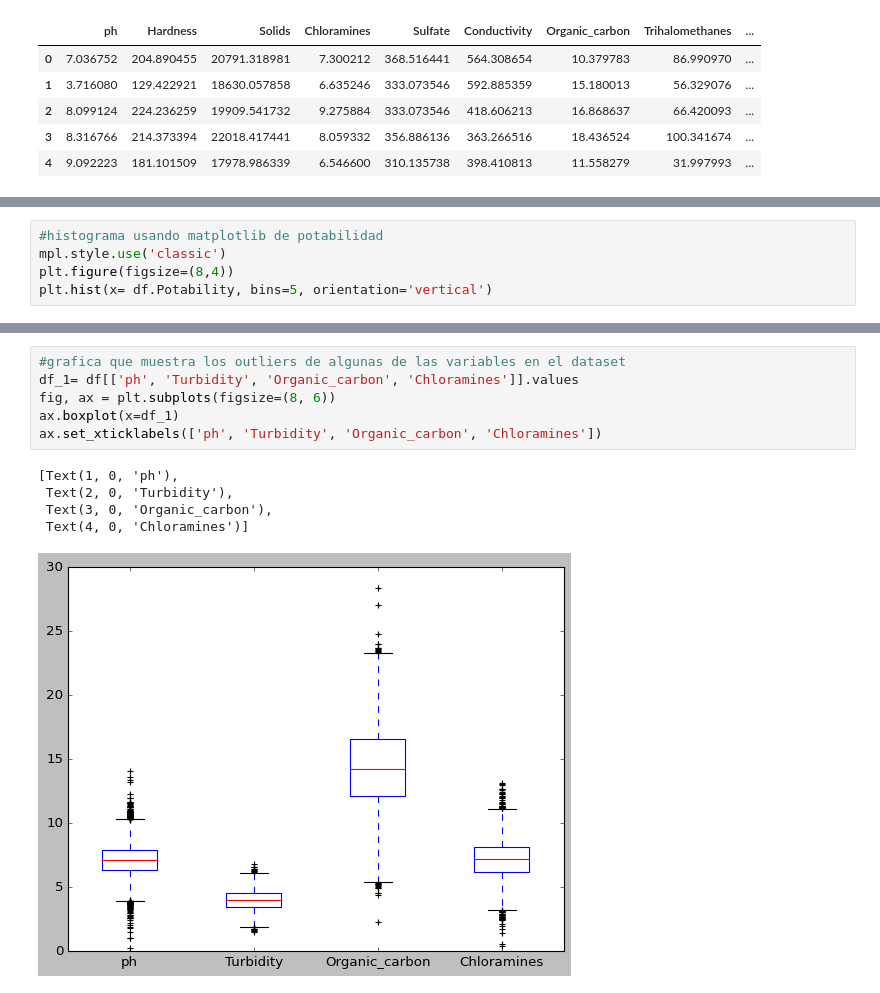
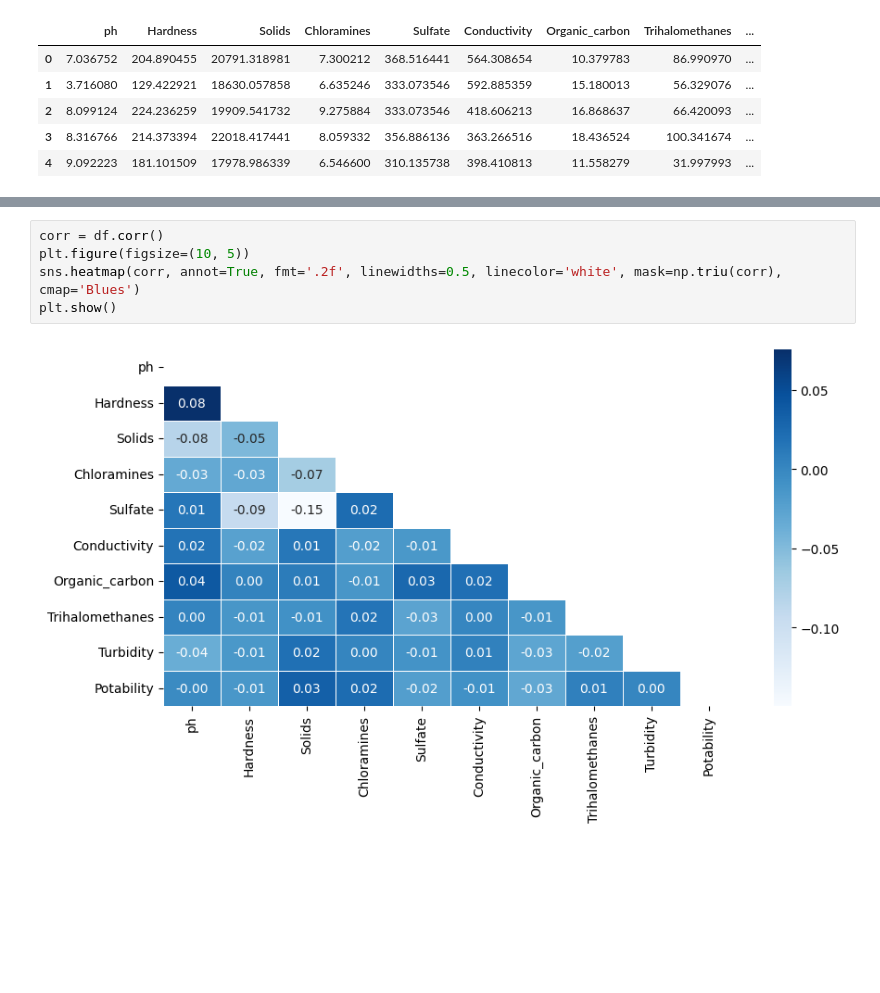
Before and after one commit to Diehgon/Curso-coderhouse-DS, a Jupyter notebook: 1° entrega.ipynb, the cells around one changed output, grey strips where cells are left out. Drawn from its saved outputs; the diff is of its cells as text; blank space fills up the shorter version.

```diff
--- a/1° entrega.ipynb
+++ b/1° entrega.ipynb
@@ -175,8 +184,3 @@ plt.legend()
 plt.show()
 # %% [output]
 [figure]
-# %%
-#histograma usando matplotlib de potabilidad
-mpl.style.use('classic')
-plt.figure(figsize=(8,4))
-plt.hist(x= df.Potability, bins=5, orientation='vertical')
@@ -188,12 +187,7 @@ plt.hist(x= df.Potability, bins=5, orientation='vertical')
-# %%
-#grafica que muestra los outliers de algunas de las variables en el dataset
-df_1= df[['ph', 'Turbidity', 'Organic_carbon', 'Chloramines']].values
-fig, ax = plt.subplots(figsize=(8, 6))
-ax.boxplot(x=df_1)
-ax.set_xticklabels(['ph', 'Turbidity', 'Organic_carbon', 'Chloramines'])
-# %% [output]
-[Text(1, 0, 'ph'),
- Text(2, 0, 'Turbidity'),
- Text(3, 0, 'Organic_carbon'),
- Text(4, 0, 'Chloramines')]
-[figure, removed]
+# %%
+corr = df.corr()
+plt.figure(figsize=(10, 5))
+sns.heatmap(corr, annot=True, fmt='.2f', linewidths=0.5, linecolor='white', mask=np.triu(corr), cmap='Blues')
+plt.show()
+# %% [output]
+[figure, added]
```
Also changed, not shown: parts of 11 cells of this notebook.
